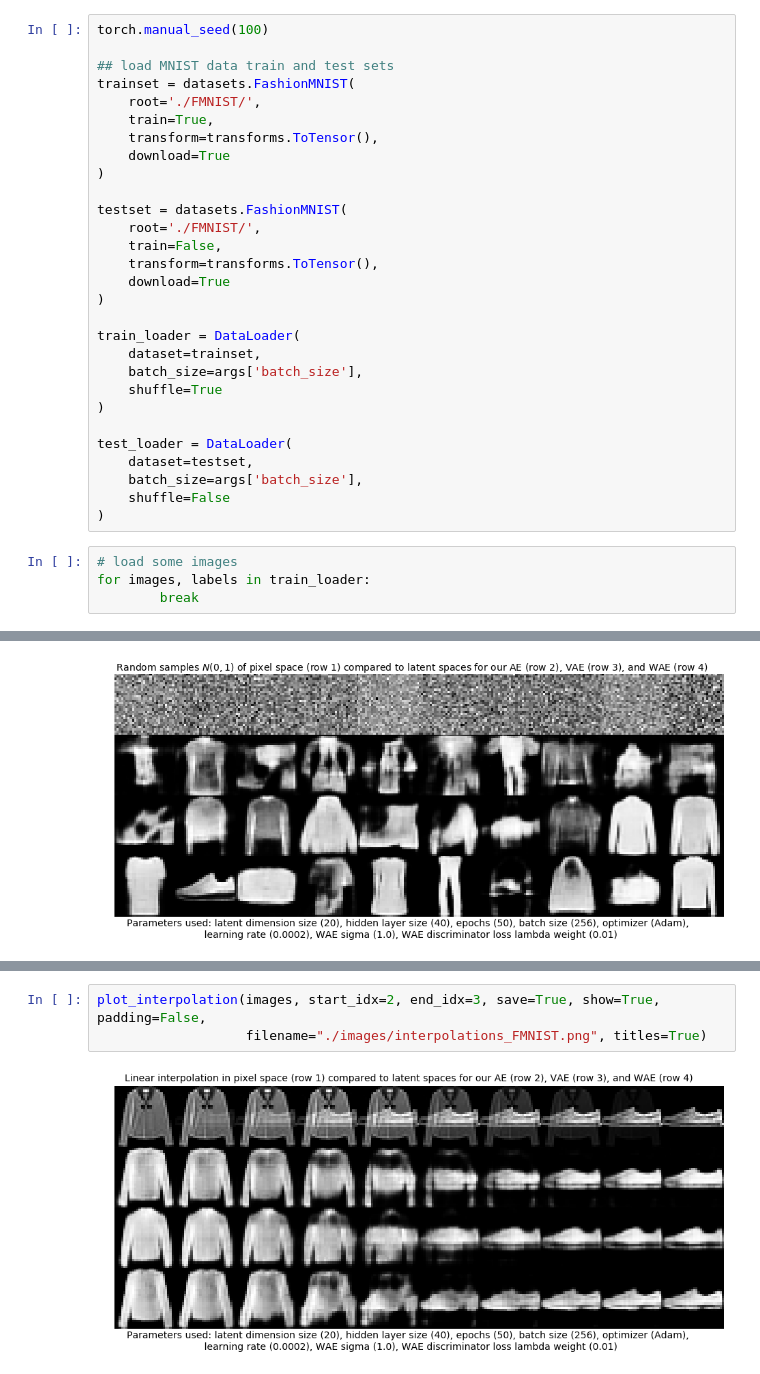
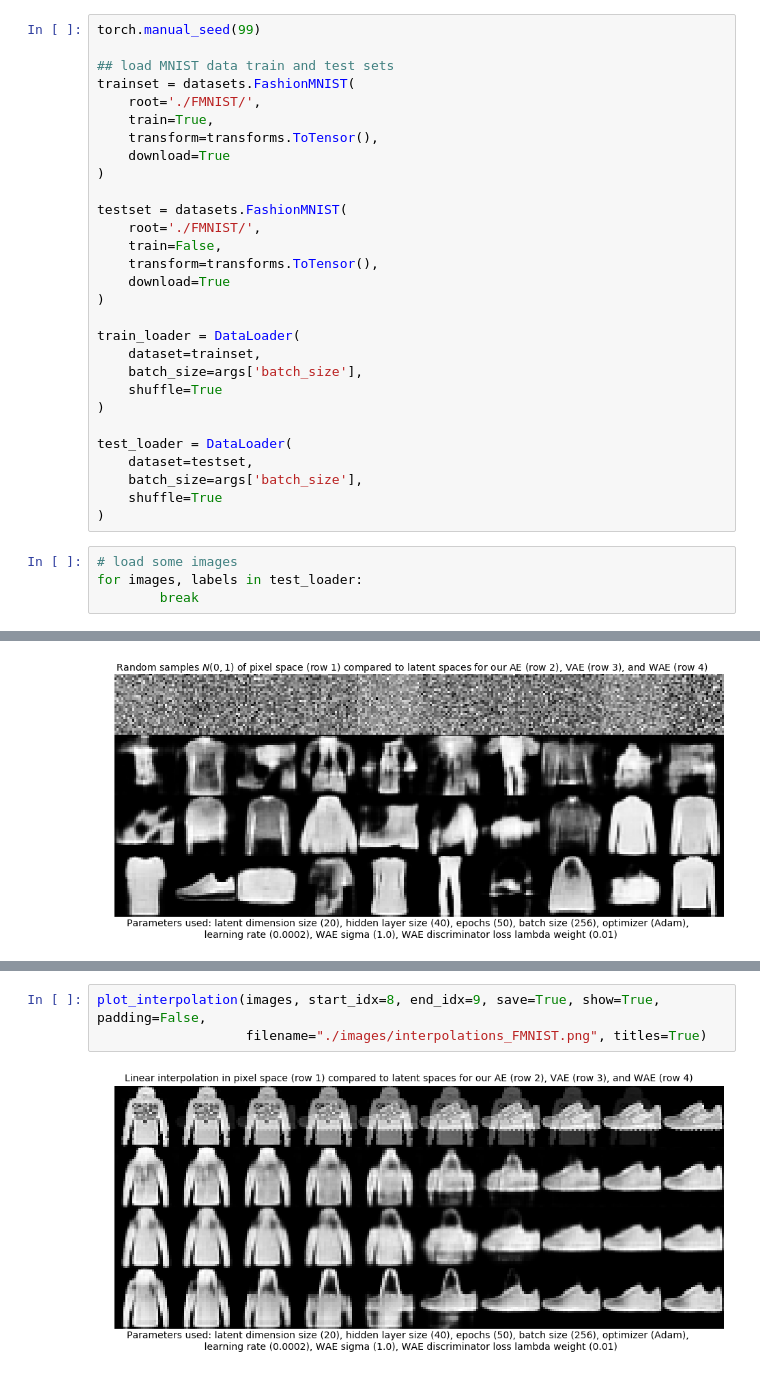
Before and after one commit to sedelmeyer/wasserstein-auto-encoder, a Jupyter notebook: WAE_tutorial_plot_results_FMNIST.ipynb, the cells around one changed output, grey strips where cells are left out. Drawn from its saved outputs; the diff is of its cells as text.

Commit message:
Update plots to reflect test data and not train data

```diff
--- a/WAE_tutorial_plot_results_FMNIST.ipynb
+++ b/WAE_tutorial_plot_results_FMNIST.ipynb
@@ -49,7 +49,7 @@ def plot_row(images, size=(80,100)):
     plt.show()
     plt.close()
 # %%
-torch.manual_seed(100)
+torch.manual_seed(99)
 
 ## load MNIST data train and test sets
 trainset = datasets.FashionMNIST(
@@ -75,11 +75,11 @@ train_loader = DataLoader(
 test_loader = DataLoader(
     dataset=testset,
     batch_size=args['batch_size'],
-    shuffle=False
+    shuffle=True
 )
 # %%
 # load some images
-for images, labels in train_loader:
+for images, labels in test_loader:
         break
 # %% [markdown]
 ## Try out the vanilla autoencoder
@@ -964,5 +964,5 @@ Wall time: 48.5 s
 # %%
-plot_interpolation(images, start_idx=2, end_idx=3, save=True, show=True, padding=False,
+plot_interpolation(images, start_idx=8, end_idx=9, save=True, show=True, padding=False,
                    filename="./images/interpolations_FMNIST.png", titles=True)
 # %% [output]
-[figure, old version]
+[figure, new version]
```
Also changed, not shown: parts of 3 cells of this notebook, 24 other files.
